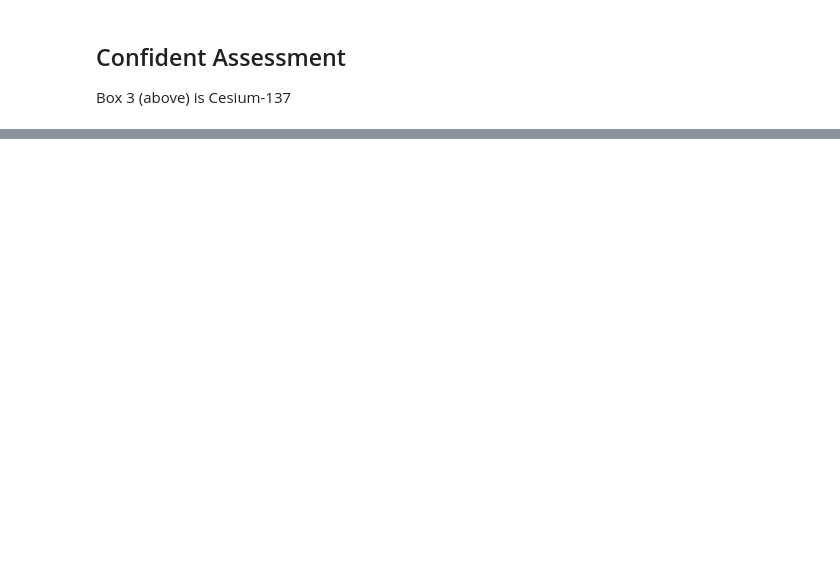
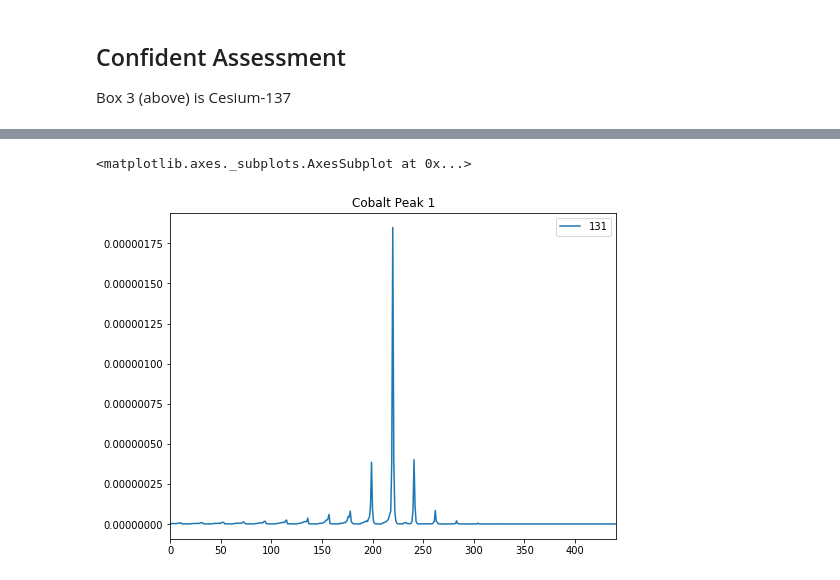
Before and after one commit to Dithizone/Math398-Project, a Jupyter notebook: BoxIdentification.ipynb, the cells around one changed output, grey strips where cells are left out. Drawn from its saved outputs; the diff is of its cells as text; code cells hidden in the pictures; blank space fills up the shorter version.

```diff
--- a/BoxIdentification.ipynb
+++ b/BoxIdentification.ipynb
@@ -141,0 +151,5 @@ Box 4 (above) is Technetium-99. These signals resemble those of Box 1, but here
+# %%
+Box2.transpose().plot(kind="line", y=131, figsize=(8, 6), title="Cobalt Peak 1")
+# %% [output]
+<matplotlib.axes._subplots.AxesSubplot at 0x...>
+[figure, added]
```
Also changed, not shown: parts of 30 cells of this notebook, 4 other files.
